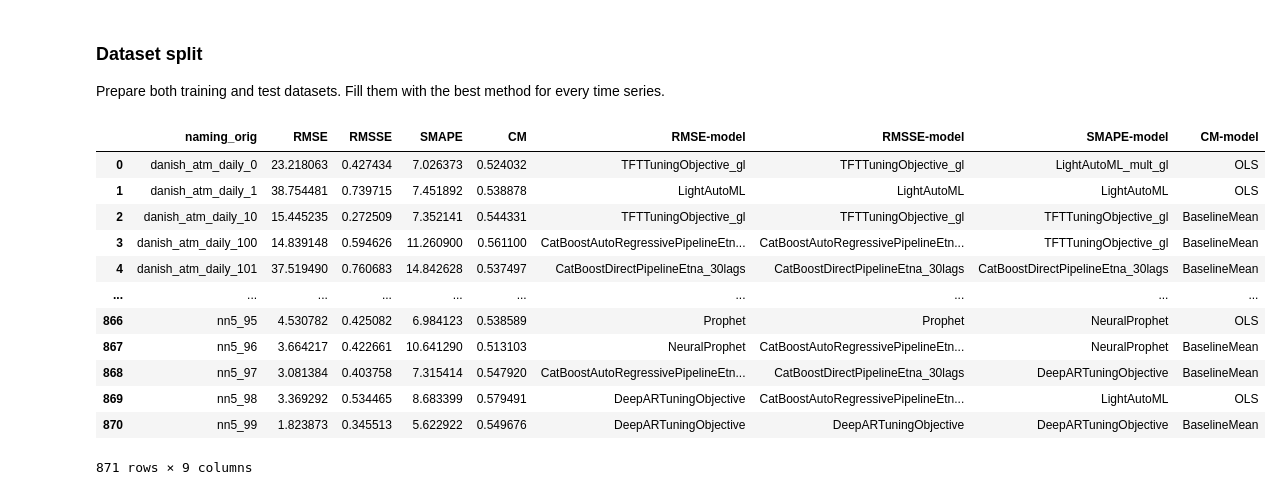
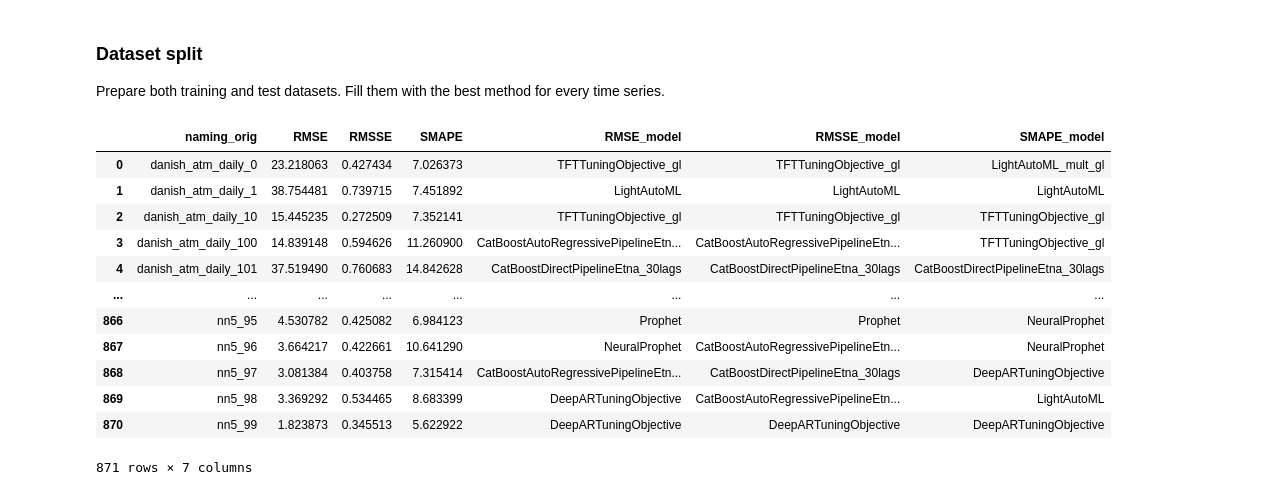
Before and after one commit to rntprch/ML-Project-Team-9-MetaLearning, a Jupyter notebook: preprocess.ipynb, the cells around one changed output. Saved outputs shown, nothing was run; the diff lists cells and outputs as text; code cells hidden in the pictures.

```diff
--- a/preprocess.ipynb
+++ b/preprocess.ipynb
@@ -283,7 +307,7 @@ np.abs(data[metrics].corr()).style.format("{:.2f}").background_gradient(cmap='Re
 # %% [markdown]
 We must drop out MAE and MSE, which correlate to the RMSE. The same applies to MASE and MAPE.
 # %%
-data = data.drop(['MAE', 'MSE', 'MASE', 'MAPE'], axis=1)
+data = data.drop(['MAE', 'MSE', 'MASE'], axis=1)
 # %%
 metrics = data.select_dtypes(include=np.number).columns.tolist()
 np.abs(data[metrics].corr()).style.format("{:.2f}").background_gradient(cmap='Reds', high=1.01)
@@ -335,5 +320,0 @@ def cumulative_metric(metrics,
-# %%
-weights = [0.15, 1, 1, 1]
-data['CM'] = cumulative_metric([data['RMSE'], data['RMSSE'], data['SMAPE'],
-                                data['train_time']+data['forecast_time']],
-                               weights, greater_is_better=False)
@@ -351,17 +320,0 @@ np.abs(data[metrics].corr()).style.format("{:.2f}").background_gradient(cmap='Re
-# %%
-# Depicts final metrics distribution
-labels = ['RMSE', 'RMSSE', 'SMAPE', 'CM']
-rows = 2
-
-fig, axes = plt.subplots(nrows=rows, ncols=len(labels)//rows, figsize=(16, 6))
-fig.subplots_adjust(hspace=0.4)
-
-for ax, label in zip(axes.flatten(), labels):
-    ax.set_xlabel('Value')
-    sns.violinplot(data[label], ax=ax, orient='h')
-    ax.grid()
-    ax.set_title(f'{label} distribution without outliers')
-
-
-plt.show()
-fig.savefig('./output/final_metrics', dpi=300)
@@ -407,7 +358,7 @@ def best_method(input, index, label, criteria, na_handling=np.nan,
     # Prepare rows columns for the table
     rows = input[index].unique()
     # Prepare columns for criteria values and model names
-    suffs = ['', '-model']; cols = []
+    suffs = ['', '_model']; cols = []
     for suff in suffs:
         for criterion in criteria:
             cols.append(criterion+suff)
@@ -435,26 +386,26 @@ def best_method(input, index, label, criteria, na_handling=np.nan,
 # %%
 # Extract training dataset from the initial table
 train = data[data['split']=='validation']
 train = train.drop(labels=['split'], axis=1)
 # Create table with best methods for each time series
 train = best_method(train, 'naming_orig', 'model_name',
-                    ['RMSE', 'RMSSE', 'SMAPE', 'CM'])
+                    ['RMSE', 'RMSSE', 'SMAPE'])
 train = train.sort_values(by=['naming_orig'])
 train
 # %% [output]
-|  | naming_orig | RMSE | RMSSE | SMAPE | CM | RMSE-model | RMSSE-model | SMAPE-model | CM-model |
-| 0 | danish_atm_daily_0 | 23.218063 | 0.427434 | 7.026373 | 0.524032 | TFTTuningObjective_gl | TFTTuningObjective_gl | LightAutoML_mult_gl | OLS |
-| 1 | danish_atm_daily_1 | 38.754481 | 0.739715 | 7.451892 | 0.538878 | LightAutoML | LightAutoML | LightAutoML | OLS |
-| 2 | danish_atm_daily_10 | 15.445235 | 0.272509 | 7.352141 | 0.544331 | TFTTuningObjective_gl | TFTTuningObjective_gl | TFTTuningObjective_gl | BaselineMean |
-| 3 | danish_atm_daily_100 | 14.839148 | 0.594626 | 11.260900 | 0.561100 | CatBoostAutoRegressivePipelineEtn... | CatBoostAutoRegressivePipelineEtn... | TFTTuningObjective_gl | BaselineMean |
-| 4 | danish_atm_daily_101 | 37.519490 | 0.760683 | 14.842628 | 0.537497 | CatBoostDirectPipelineEtna_30lags | CatBoostDirectPipelineEtna_30lags | CatBoostDirectPipelineEtna_30lags | BaselineMean |
-| ... | ... | ... | ... | ... | ... | ... | ... | ... | ... |
-| 866 | nn5_95 | 4.530782 | 0.425082 | 6.984123 | 0.538589 | Prophet | Prophet | NeuralProphet | OLS |
-| 867 | nn5_96 | 3.664217 | 0.422661 | 10.641290 | 0.513103 | NeuralProphet | CatBoostAutoRegressivePipelineEtn... | NeuralProphet | BaselineMean |
-| 868 | nn5_97 | 3.081384 | 0.403758 | 7.315414 | 0.547920 | CatBoostAutoRegressivePipelineEtn... | CatBoostDirectPipelineEtna_30lags | DeepARTuningObjective | BaselineMean |
-| 869 | nn5_98 | 3.369292 | 0.534465 | 8.683399 | 0.579491 | DeepARTuningObjective | CatBoostAutoRegressivePipelineEtn... | LightAutoML | OLS |
-| 870 | nn5_99 | 1.823873 | 0.345513 | 5.622922 | 0.549676 | DeepARTuningObjective | DeepARTuningObjective | DeepARTuningObjective | BaselineMean |
+|  | naming_orig | RMSE | RMSSE | SMAPE | RMSE_model | RMSSE_model | SMAPE_model |
+| 0 | danish_atm_daily_0 | 23.218063 | 0.427434 | 7.026373 | TFTTuningObjective_gl | TFTTuningObjective_gl | LightAutoML_mult_gl |
+| 1 | danish_atm_daily_1 | 38.754481 | 0.739715 | 7.451892 | LightAutoML | LightAutoML | LightAutoML |
+| 2 | danish_atm_daily_10 | 15.445235 | 0.272509 | 7.352141 | TFTTuningObjective_gl | TFTTuningObjective_gl | TFTTuningObjective_gl |
+| 3 | danish_atm_daily_100 | 14.839148 | 0.594626 | 11.260900 | CatBoostAutoRegressivePipelineEtn... | CatBoostAutoRegressivePipelineEtn... | TFTTuningObjective_gl |
+| 4 | danish_atm_daily_101 | 37.519490 | 0.760683 | 14.842628 | CatBoostDirectPipelineEtna_30lags | CatBoostDirectPipelineEtna_30lags | CatBoostDirectPipelineEtna_30lags |
+| ... | ... | ... | ... | ... | ... | ... | ... |
+| 866 | nn5_95 | 4.530782 | 0.425082 | 6.984123 | Prophet | Prophet | NeuralProphet |
+| 867 | nn5_96 | 3.664217 | 0.422661 | 10.641290 | NeuralProphet | CatBoostAutoRegressivePipelineEtn... | NeuralProphet |
+| 868 | nn5_97 | 3.081384 | 0.403758 | 7.315414 | CatBoostAutoRegressivePipelineEtn... | CatBoostDirectPipelineEtna_30lags | DeepARTuningObjective |
+| 869 | nn5_98 | 3.369292 | 0.534465 | 8.683399 | DeepARTuningObjective | CatBoostAutoRegressivePipelineEtn... | LightAutoML |
+| 870 | nn5_99 | 1.823873 | 0.345513 | 5.622922 | DeepARTuningObjective | DeepARTuningObjective | DeepARTuningObjective |
-871 rows × 9 columns
+871 rows × 7 columns
 # %%
 # Extract test dataset from the initial table
 test = data[data['split']=='test']
```
Also changed, not shown: parts of 20 cells of this notebook, 23 other files.
